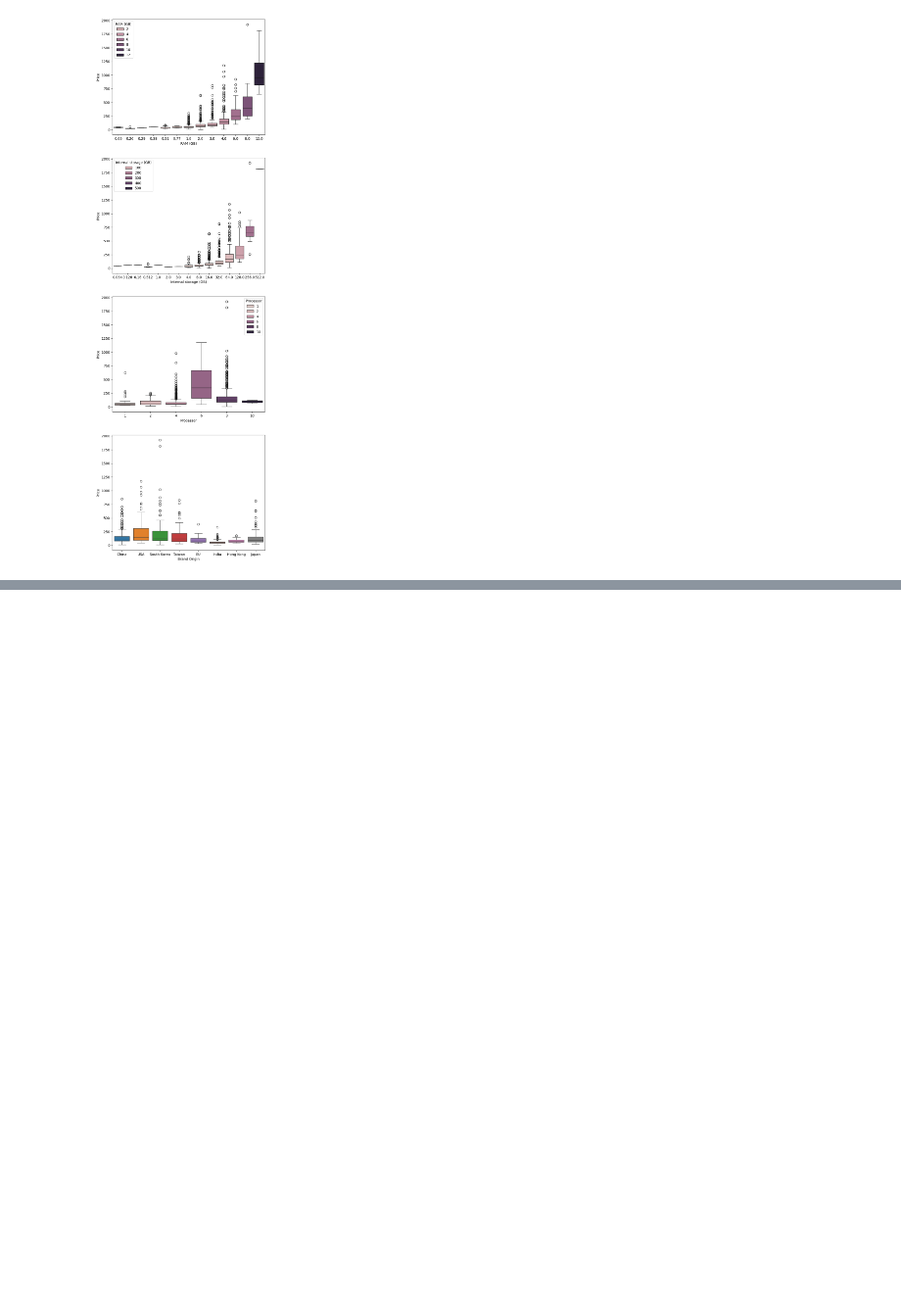
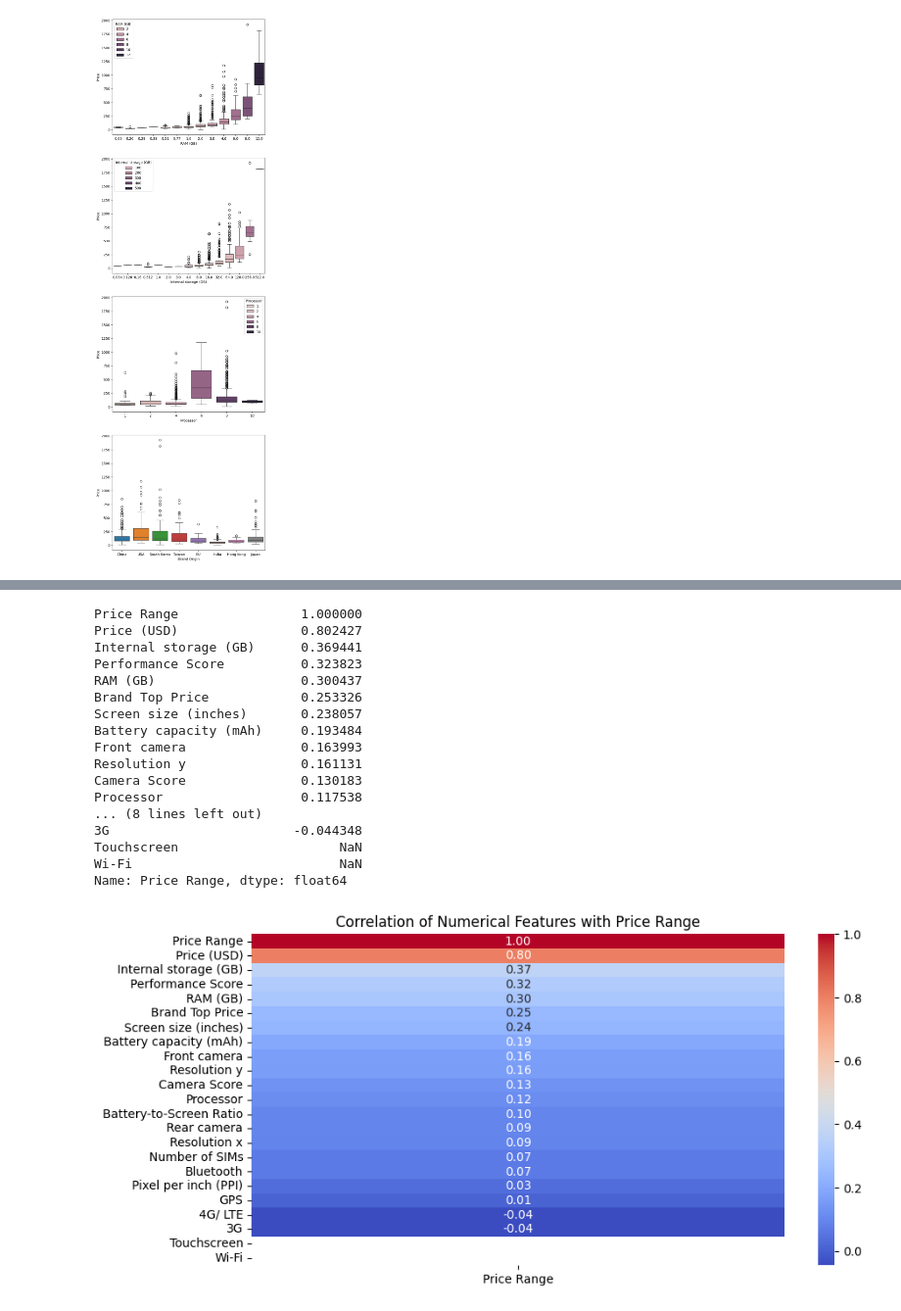
Before and after one commit to davo1176/MachineLearningGroupProject_TXB_8, a Jupyter notebook: notebook/group_assignment.ipynb, the cells around one changed output, grey strips where cells are left out. Shown at 98% size. Drawn from its saved outputs; the diff is of its cells as text; code cells hidden in the pictures; blank space fills up the shorter version.

```diff
--- a/notebook/group_assignment.ipynb
+++ b/notebook/group_assignment.ipynb
@@ -431,0 +594,38 @@ for c, l in zip(["RAM (GB)", "Internal storage (GB)","Processor", "Brand Origin"
+# %%
+import pandas as pd
+import seaborn as sns
+import matplotlib.pyplot as plt
+
+# Select only numerical columns (excluding categorical and one-hot encoded features)
+numerical_cols = df.select_dtypes(include=['number']).columns
+
+# Compute correlation matrix with respect to 'Price Range'
+correlation_matrix = df[numerical_cols].corr()['Price Range'].sort_values(ascending=False)
+
+# Display correlation values
+print(correlation_matrix)
+
+# Plot correlation heatmap
+plt.figure(figsize=(10, 5))
+sns.heatmap(correlation_matrix.to_frame(), annot=True, cmap='coolwarm', fmt=".2f")
+plt.title("Correlation of Numerical Features with Price Range")
+plt.show()
+# %% [output]
+Price Range                1.000000
+Price (USD)                0.802427
+Internal storage (GB)      0.369441
+Performance Score          0.323823
+RAM (GB)                   0.300437
+Brand Top Price            0.253326
+Screen size (inches)       0.238057
+Battery capacity (mAh)     0.193484
+Front camera               0.163993
+Resolution y               0.161131
+Camera Score               0.130183
+Processor                  0.117538
+... (8 lines left out)
+3G                        -0.044348
+Touchscreen                     NaN
+Wi-Fi                           NaN
+Name: Price Range, dtype: float64
+[figure, added]
```
Also changed, not shown: parts of 12 cells of this notebook.
